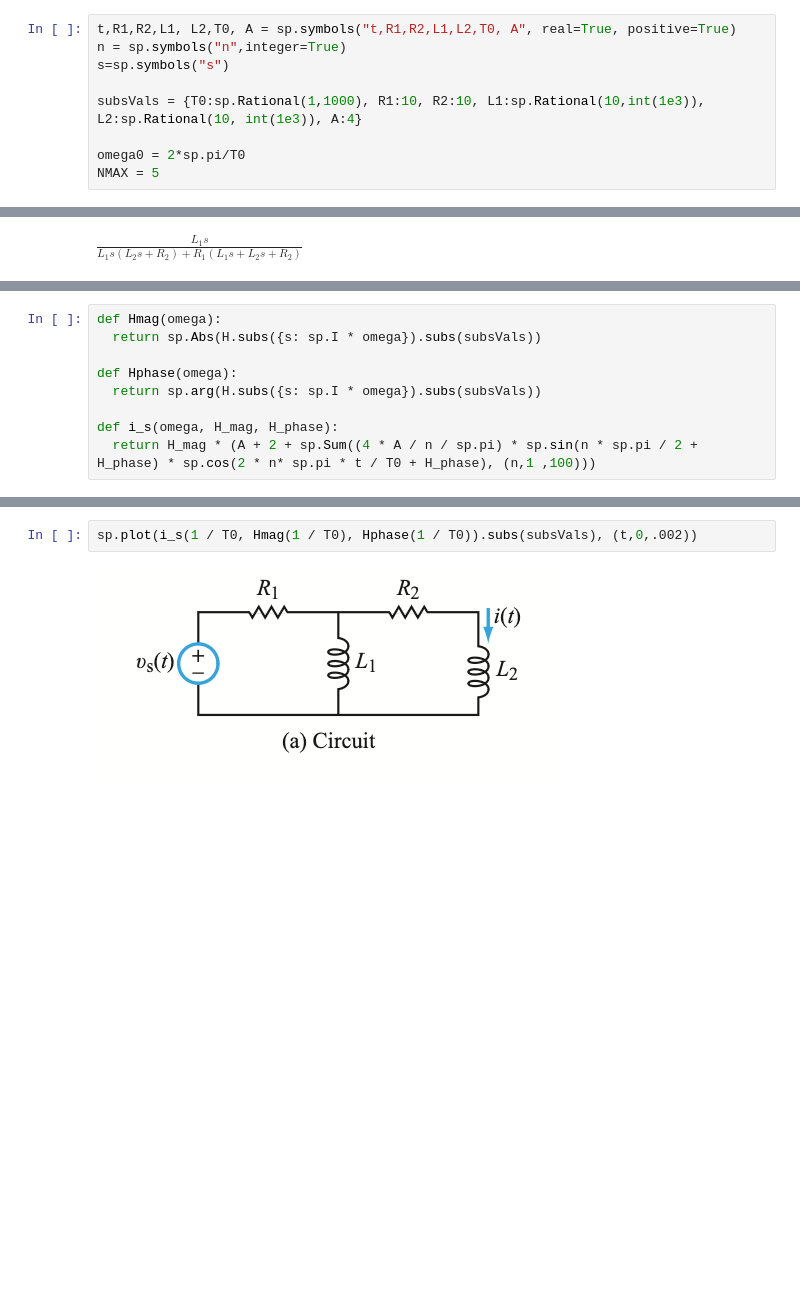
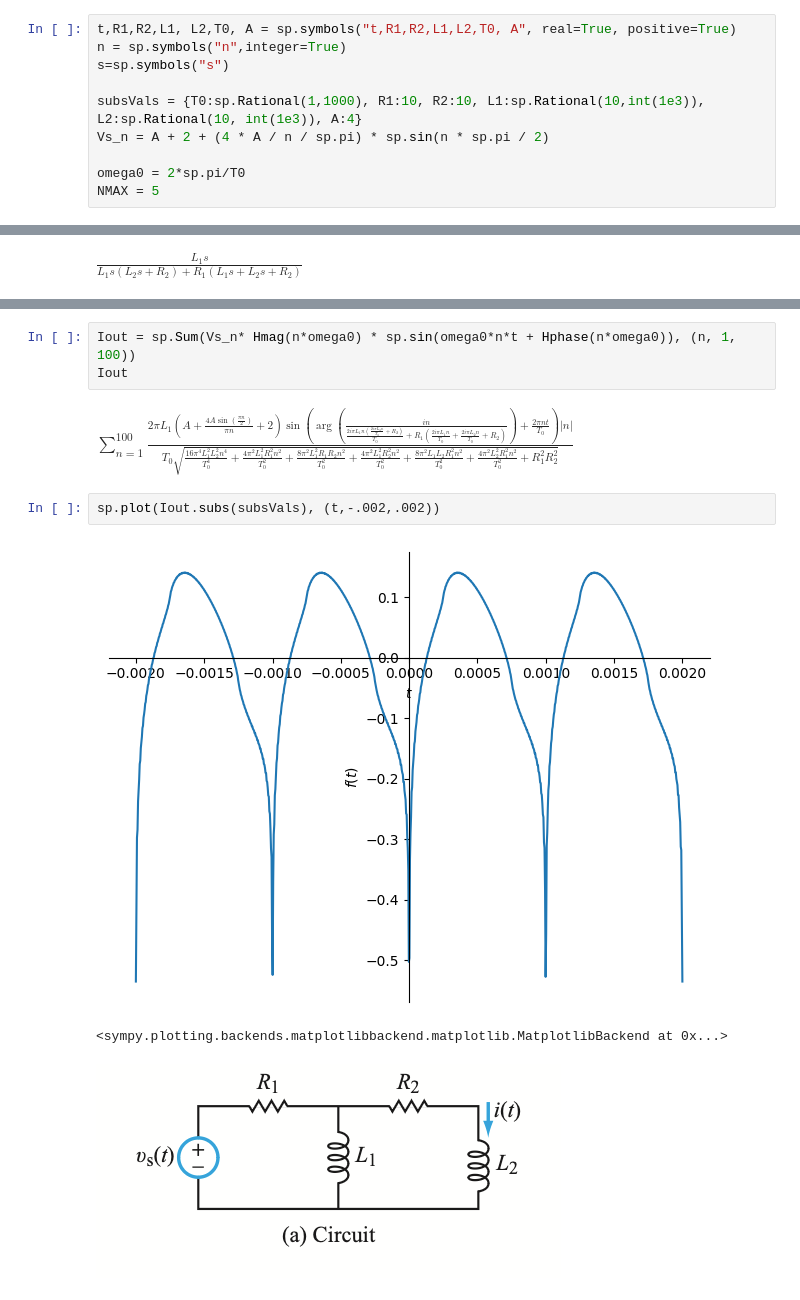
Before and after one commit to vieweghn/EENG-310-Signals-and-Systems, a Jupyter notebook: EENG_310_HW09.ipynb, the cells around one changed output, grey strips where cells are left out. Drawn from its saved outputs; the diff is of its cells as text; blank space fills up the shorter version.

```diff
--- a/EENG_310_HW09.ipynb
+++ b/EENG_310_HW09.ipynb
@@ -129,6 +141,7 @@ n = sp.symbols("n",integer=True)
 s=sp.symbols("s")
 
 subsVals = {T0:sp.Rational(1,1000), R1:10, R2:10, L1:sp.Rational(10,int(1e3)), L2:sp.Rational(10, int(1e3)), A:4}
+Vs_n = A + 2 + (4 * A / n / sp.pi) * sp.sin(n * sp.pi / 2)
 
 omega0 = 2*sp.pi/T0
 NMAX = 5
@@ -175,9 +167,0 @@ H
-# %%
-def Hmag(omega):
-  return sp.Abs(H.subs({s: sp.I * omega}).subs(subsVals))
-
-def Hphase(omega):
-  return sp.arg(H.subs({s: sp.I * omega}).subs(subsVals))
-
-def i_s(omega, H_mag, H_phase):
-  return H_mag * (A + 2 + sp.Sum((4 * A / n / sp.pi) * sp.sin(n * sp.pi / 2 + H_phase) * sp.cos(2 * n* sp.pi * t / T0 + H_phase), (n,1 ,100)))
@@ -184,5 +187,13 @@ def i_s(omega, H_mag, H_phase):
+# %%
+Iout = sp.Sum(Vs_n* Hmag(n*omega0) * sp.sin(omega0*n*t + Hphase(n*omega0)), (n, 1, 100))
+Iout
+# %% [output]
+$\displaystyle \sum_{n=1}^{100} \frac{2 \pi L_{1} \left(A + \frac{4 A \sin{\left(\frac{\pi n}{2} \right)}}{\pi n} + 2\right) \sin{\left(\arg{\left(\frac{i n}{\frac{2 i \pi L_{1} n \left(\frac{2 i \pi L_{2} n}{T_{0}} + R_{2}\right)}{T_{0}} + R_{1} \left(\frac{2 i \pi L_{1} n}{T_{0}} + \frac{2 i \pi L_{2} n}{T_{0}} + R_{2}\right)} \right)} + \frac{2 \pi n t}{T_{0}} \right)} \left|{n}\right|}{T_{0} \sqrt{\frac{16 \pi^{4} L_{1}^{2} L_{2}^{2} n^{4}}{T_{0}^{4}} + \frac{4 \pi^{2} L_{1}^{2} R_{1}^{2} n^{2}}{T_{0}^{2}} + \frac{8 \pi^{2} L_{1}^{2} R_{1} R_{2} n^{2}}{T_{0}^{2}} + \frac{4 \pi^{2} L_{1}^{2} R_{2}^{2} n^{2}}{T_{0}^{2}} + \frac{8 \pi^{2} L_{1} L_{2} R_{1}^{2} n^{2}}{T_{0}^{2}} + \frac{4 \pi^{2} L_{2}^{2} R_{1}^{2} n^{2}}{T_{0}^{2}} + R_{1}^{2} R_{2}^{2}}}$
 # %%
-sp.plot(i_s(1 / T0, Hmag(1 / T0), Hphase(1 / T0)).subs(subsVals), (t,0,.002))
+sp.plot(Iout.subs(subsVals), (t,-.002,.002))
+# %% [output]
+[figure, added]
+<sympy.plotting.backends.matplotlibbackend.matplotlib.MatplotlibBackend at 0x...>
 # %% [markdown]
 ![image.png](embedded-picture-1)
 # %% [markdown]
```
Also changed, not shown: parts of 14 cells of this notebook.
